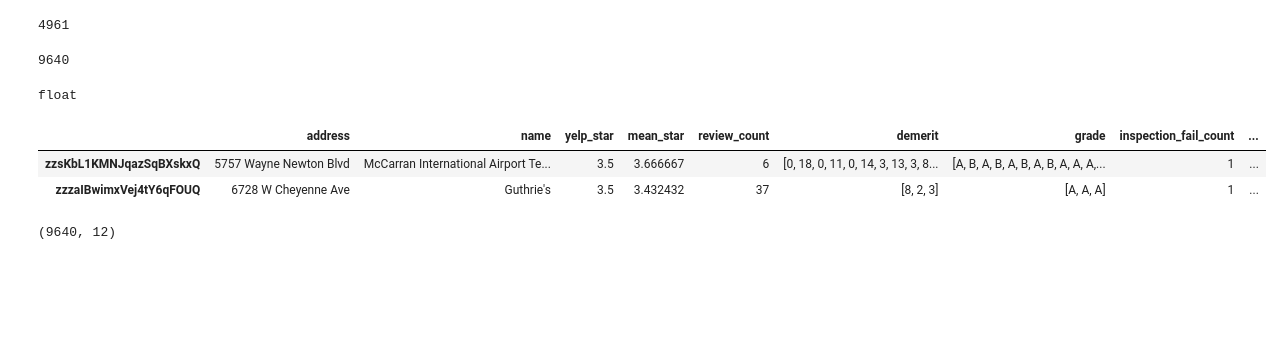
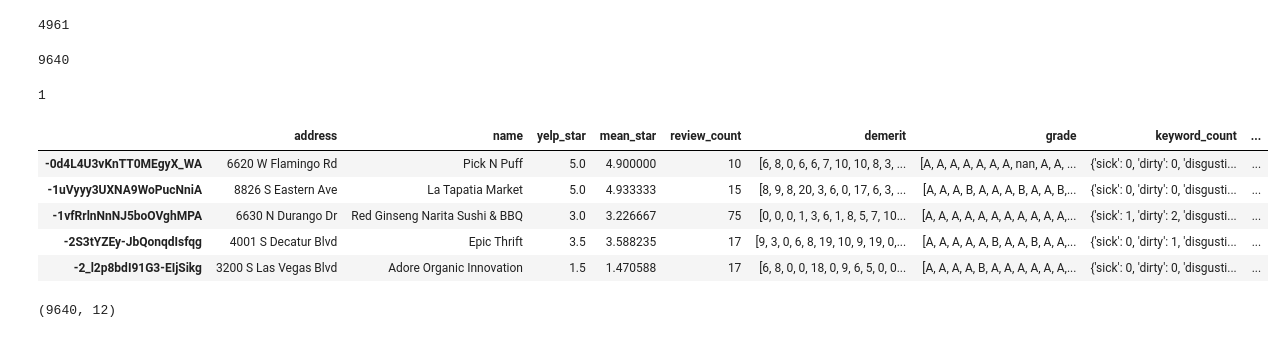
Before and after one commit to edithzeng/SALFinalProject, a Jupyter notebook: aggregate_script.ipynb, the cells around one changed output. Cells and saved outputs as stored; diff of their text form; code cells hidden in the pictures; blank space fills up the shorter version.

Commit message:
updated script to create aggregate.csv

```diff
--- a/aggregate_script.ipynb
+++ b/aggregate_script.ipynb
@@ -180,19 +182,17 @@ inspection_df.tail(2)
 # %%
 class Inspection_Info:
     def __init__(self,df):
-        self.df = df
-        self.nparr = self.df.as_matrix()
+        self.nparr = df.as_matrix()
         self.address = {}
         self.name = {}
         self.demerit = {}
         self.grade = {}
     def convert_dict(self):
         for row in range(len(self.nparr)):
-            name = self.nparr[row][2]        # Location Name
+            name = self.nparr[row][2]        # 'Location Name'
             address = self.nparr[row][4]
-            demerit = self.nparr[row][12]
-            grade = self.nparr[row][13]
-
+            demerit = self.nparr[row][12]    # 'Inspection Demerits'
+            grade = self.nparr[row][13]      # 'Inspection Grade'
             self.add_to_dict(address,name,self.address)
             self.add_to_dict(address,demerit,self.demerit)
             self.add_to_dict(address,grade,self.grade)
@@ -232,7 +232,6 @@ len(inspection.name)
 4961
 # %%
 # inspection date and review date are left out for now
-
 import difflib
 def aggregate(business, inspection, review):
     op = {}
@@ -243,7 +242,7 @@ def aggregate(business, inspection, review):
                 yelp_name = business.id_name[business_id][0]
                 if difflib.SequenceMatcher(None,yelp_name.lower(),inspection_name.lower()).ratio() < 0.1:
                     continue              # skip record with same address but different store names
-                else:                     # create row
+                else:                     # if unique name create row
                     if business_id not in op:
                         op[business_id] = {}
                     op[business_id]['address'] = business.id_address[business_id][0]
@@ -253,32 +252,41 @@ def aggregate(business, inspection, review):
                     op[business_id]['review_count'] = len(review.text[business_id])
                     op[business_id]['demerit'] = inspection.demerit[inspection_address]
                     op[business_id]['grade'] = inspection.grade[inspection_address]
-                    inspection_fail_count = len([filter(lambda x: x != 'A', inspection.grade[inspection_address])])
-                    op[business_id]['inspection_fail_count'] = inspection_fail_count
-                    op[business_id]['inspection_fail_indicator'] = 1 if inspection_fail_count > 0 else 0
                     op[business_id]['keyword_count'] = review.keywords[business_id]
-                    op[business_id]['one_star_count'] = review.count_one_star[business_id]
-                    op[business_id]['proportion_of_one_star'] = len([lambda y: y==1,review.star[business_id]])/len(review.star[business_id])
-
+                    # inspection fail count
+                    inspection_fail_ct = 0
+                    for grade in inspection.grade[inspection_address]:
+                        if grade != 'A':
+                            inspection_fail_ct += 1
+                    op[business_id]['inspection_fail_count'] = inspection_fail_ct
+                    op[business_id]['inspection_fail_indicator'] = 1 if inspection_fail_ct > 0 else 0
+                    # one star proportion
+                    one_star_ct = review.count_one_star[business_id]
+                    total_review_ct = len(review.star[business_id])
+                    op[business_id]['one_star_count'] = one_star_ct
+                    op[business_id]['proportion_of_one_star'] = one_star_ct / total_review_ct
     return op
 
-op = aggregate(business, inspection, review)
+op = aggregate(business,inspection,review)
 # %%
 len(op.keys())
 # %% [output]
 9640
-# %%
-type(op['7kO8bObVGFa-T3mj6PVYsg']['proportion_of_one_star'])
-# %% [output]
-float
+# %%
+op['3iQ4H1WRqg1EvSZSRLeb-A']['one_star_count']
+# %% [output]
+1
 # %%
 aggregate_df = pd.DataFrame.from_dict(op, orient='index')
-# %%
-aggregate_df.tail(2)
-# %% [output]
-|  | address | name | yelp_star | mean_star | review_count | demerit | grade | inspection_fail_count | ... |
-| zzsKbL1KMNJqazSqBXskxQ | 5757 Wayne Newton Blvd | McCarran International Airport Te... | 3.5 | 3.666667 | 6 | [0, 18, 0, 11, 0, 14, 3, 13, 3, 8... | [A, B, A, B, A, B, A, B, A, A, A,... | 1 | ... |
-| zzzaIBwimxVej4tY6qFOUQ | 6728 W Cheyenne Ave | Guthrie's | 3.5 | 3.432432 | 37 | [8, 2, 3] | [A, A, A] | 1 | ... |
+# %%
+aggregate_df.head(5)
+# %% [output]
+|  | address | name | yelp_star | mean_star | review_count | demerit | grade | keyword_count | ... |
+| -0d4L4U3vKnTT0MEgyX_WA | 6620 W Flamingo Rd | Pick N Puff | 5.0 | 4.900000 | 10 | [6, 8, 0, 6, 6, 7, 10, 10, 8, 3, ... | [A, A, A, A, A, A, A, nan, A, A, ... | {'sick': 0, 'dirty': 0, 'disgusti... | ... |
+| -1uVyyy3UXNA9WoPucNniA | 8826 S Eastern Ave | La Tapatia Market | 5.0 | 4.933333 | 15 | [8, 9, 8, 20, 3, 6, 0, 17, 6, 3, ... | [A, A, A, B, A, A, A, B, A, A, B,... | {'sick': 0, 'dirty': 0, 'disgusti... | ... |
+| -1vfRrlnNnNJ5boOVghMPA | 6630 N Durango Dr | Red Ginseng Narita Sushi & BBQ | 3.0 | 3.226667 | 75 | [0, 0, 0, 1, 3, 6, 1, 8, 5, 7, 10... | [A, A, A, A, A, A, A, A, A, A, A,... | {'sick': 1, 'dirty': 2, 'disgusti... | ... |
+| -2S3tYZEy-JbQonqdIsfqg | 4001 S Decatur Blvd | Epic Thrift | 3.5 | 3.588235 | 17 | [9, 3, 0, 6, 8, 19, 10, 9, 19, 0,... | [A, A, A, A, A, B, A, A, B, A, A,... | {'sick': 0, 'dirty': 1, 'disgusti... | ... |
+| -2_l2p8bdI91G3-EIjSikg | 3200 S Las Vegas Blvd | Adore Organic Innovation | 1.5 | 1.470588 | 17 | [6, 8, 0, 0, 18, 0, 9, 6, 5, 0, 0... | [A, A, A, A, B, A, A, A, A, A, A,... | {'sick': 0, 'dirty': 0, 'disgusti... | ... |
 # %%
 aggregate_df.shape
 # %% [output]
```
Also changed, not shown: parts of 6 cells of this notebook.
